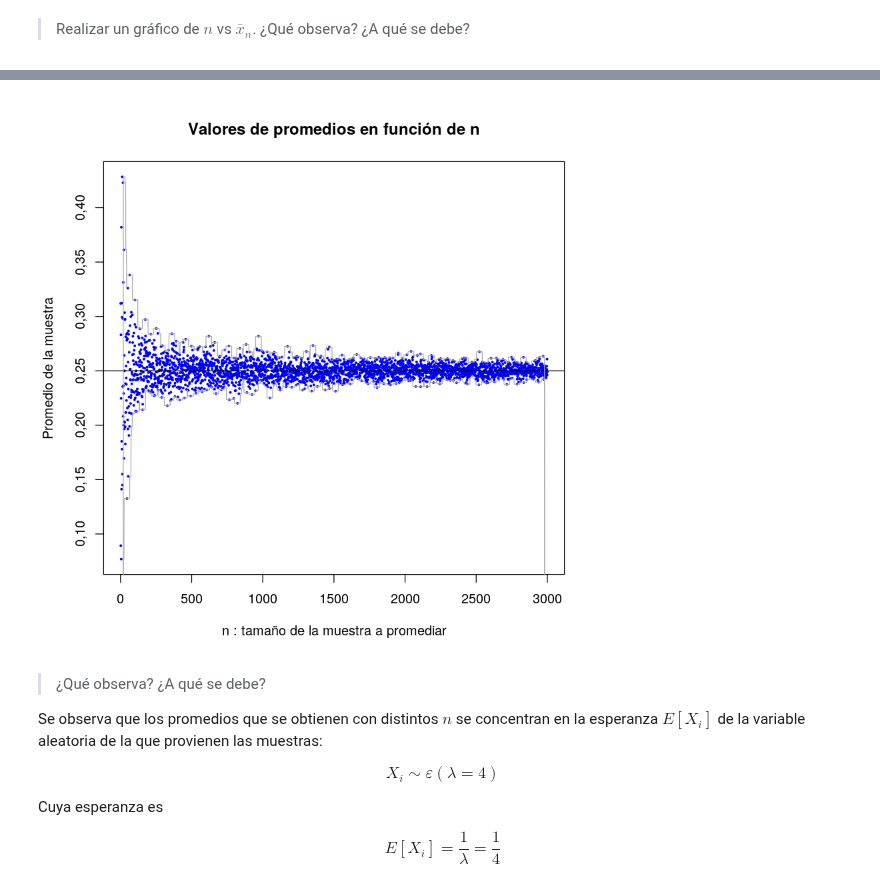
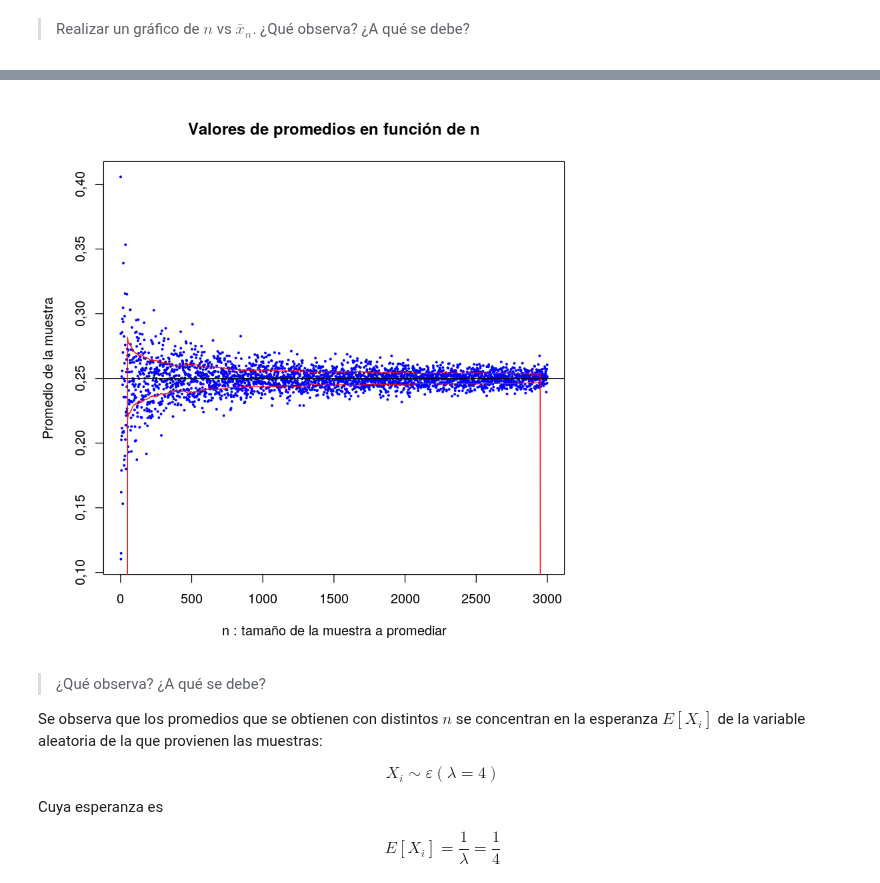
Before and after one commit to LecJackS/Probabilidades-y-Estadistica-2019-2doC, a Jupyter notebook: TP 1.ipynb, the cells around one changed output, grey strips where cells are left out. Saved outputs shown, nothing was run; the diff lists cells and outputs as text; code cells hidden in the pictures.

```diff
--- a/TP 1.ipynb
+++ b/TP 1.ipynb
@@ -27,0 +46,18 @@ Elijo $\lambda = 4$
+# %%
+exponencial_pdf <- function(lambda, x) {
+   return ( lambda * exp( -lambda * x ) )
+}
+# %%
+grilla_exponencial <- function(lambda, desde=0, hasta=2, step=0.1) {
+    xs <- seq(desde, hasta, step)
+    ys <- numeric()
+    for (i in 1:length(xs)){
+        ys[i] <- exponencial_pdf(lambda, xs[i])
+    }
+
+    valores <- data.frame (
+        xs=xs,
+        ys=ys
+    )
+    return (valores)
+}
@@ -28,29 +91,28 @@ Elijo $\lambda = 4$
 # %%
 max_n  <- 3000
-lambda <- 4
 promedios <- numeric(max_n)
 for (i in 1:max_n) {
     promedios[i] <- sum(rexp(i, lambda))/i
 }
 #plot(c(1:max_n), promedios, cex=2, pch=19, col="darkgray")
 plot(c(1:max_n), promedios, cex=0.3, pch=19, col="blue", xlab="", ylab="")
 title(main="Valores de promedios en función de n", xlab="n : tamaño de la muestra a promediar",
      ylab="Promedio de la muestra")
 #?plotmath # plot con latex
 abline(h=1/lambda, cex=0.7)
 # Flasheada
-n_veci <- 20
+n_veci <- 50
 cota_sup <- numeric(max_n)
 cota_inf <- numeric(max_n)
 for(i in n_veci:(max_n-n_veci)){
     vecinos <- (((i-n_veci+1):(i+n_veci)))
-    cota_sup[i] <- max(promedios[vecinos])
-    cota_inf[i] <- min(promedios[vecinos])
+    cota_sup[i] <- mean( abs(promedios[vecinos]-1/lambda)) + 1/lambda
+    cota_inf[i] <- mean(-abs(promedios[vecinos]-1/lambda)) + 1/lambda
 }
-lines(c(1:max_n), cota_sup, cex=2, pch=19, col="darkgray")
-lines(c(1:max_n), cota_inf, cex=2, pch=19, col="darkgray")
+lines(c(1:max_n), cota_sup, cex=2, pch=19, col="red")
+lines(c(1:max_n), cota_inf, cex=2, pch=19, col="red")
 # %% [output]
-[figure, old version]
+[figure, new version]
 # %% [markdown]
 >  ¿Qué observa? ¿A qué se debe?
 
```
Also changed, not shown: parts of 17 cells of this notebook.
